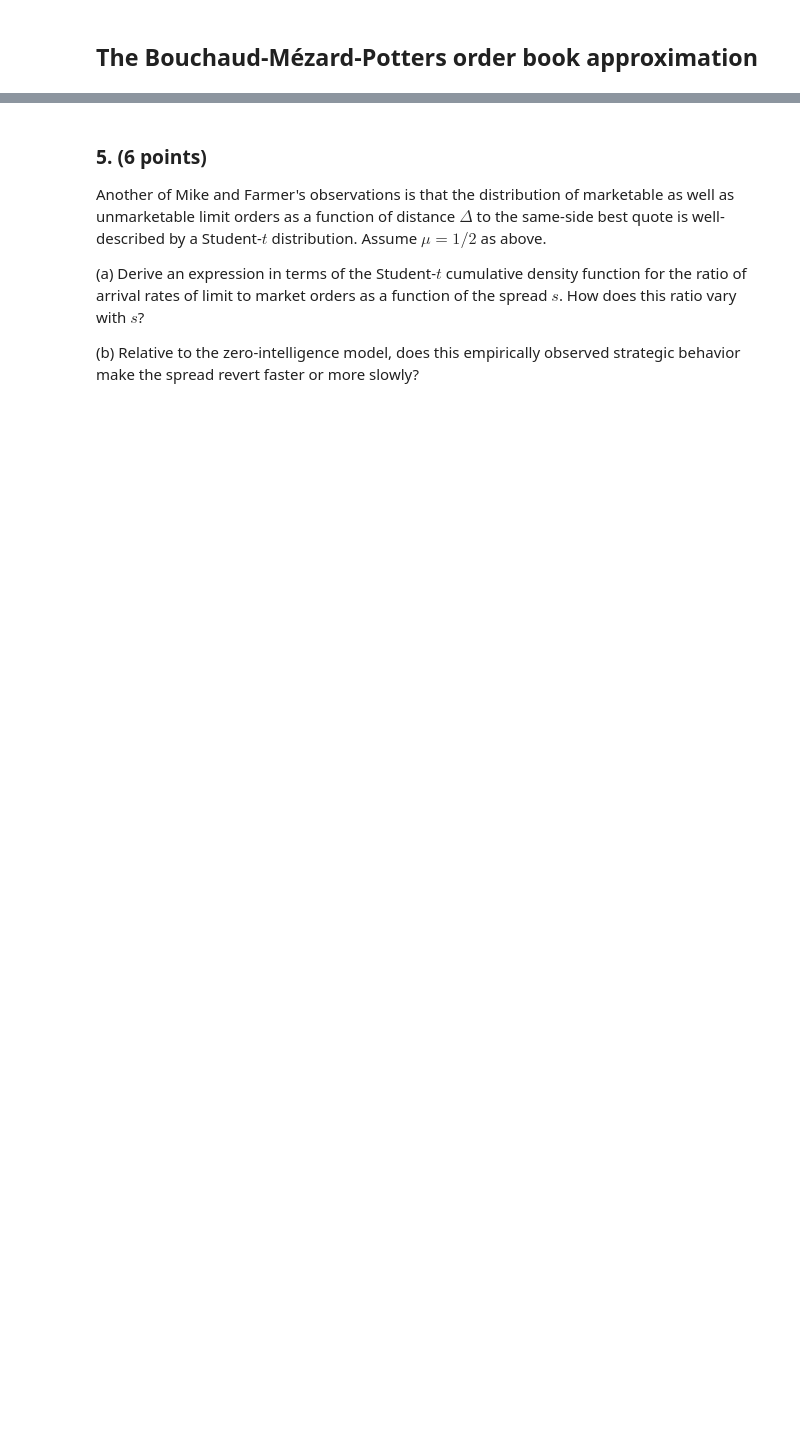
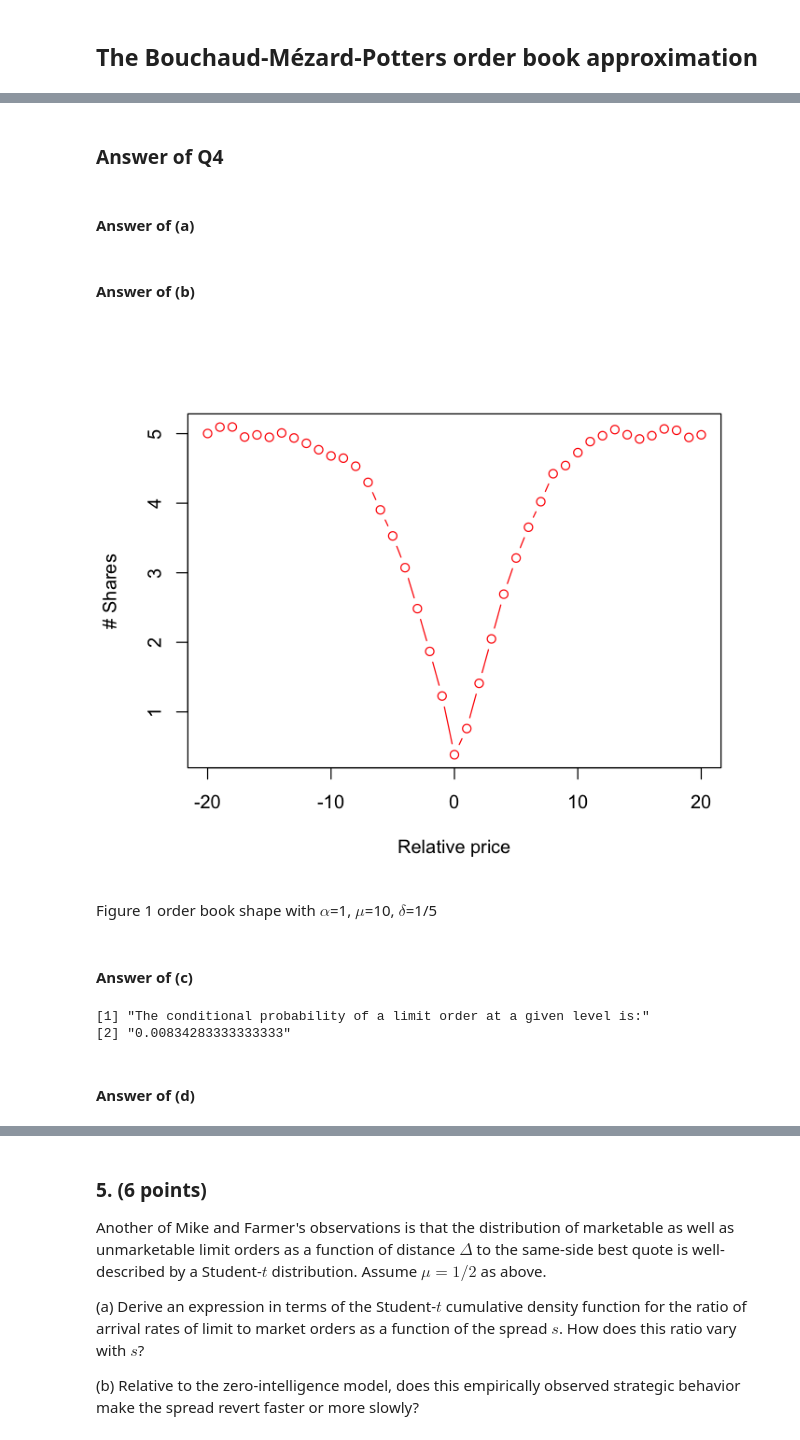
Before and after one commit to noisyoscillator/MTH9879_Market_Microstructure, a Jupyter notebook: HW2/9879HW02_Hongchao_Pan.ipynb, the cells around one changed output, grey strips where cells are left out. Saved outputs shown, nothing was run; the diff lists cells and outputs as text; code cells hidden in the pictures; blank space fills up the shorter version.

```diff
--- a/HW2/9879HW02_Hongchao_Pan.ipynb
+++ b/HW2/9879HW02_Hongchao_Pan.ipynb
@@ -377,3 +389,7 @@ Compute the characteristic distance $\tilde \Delta_{DA}$ with this estimate $\si
 
 (g)
 Superimpose plots of the asymptotic densities $\rho_{DA}(\Delta)$ (in blue) and $\rho_{DA}(\Delta)$ (in orange) on your plot of the average book shape.
+# %% [markdown]
+### Answer of Q4
+# %% [markdown]
+#### Answer of (a)
@@ -379,0 +421,54 @@ Superimpose plots of the asymptotic densities $\rho_{DA}(\Delta)$ (in blue) and
+# %% [markdown]
+#### Answer of (b)
+# %%
+logging <- F  # Speed up the simulation
+
+#Book setup
+L <- 30 #Set number of price levels to be included in iterations
+
+# Generate initial book
+LL <- 1000 #Total number of levels in buy and sell books
+
+# Initialize the order book with initializeBook5() function with asymptotic depth of 5 shares
+initializeBook5()
+
+# Set up parameters
+alpha<- 1.0
+mu<- 10
+delta<- 1.0/5
+
+# Generate 100,000 evenets with given parameters
+#NumEvents<-100  # Test events
+NumEvents<- 100000 # Average over 100,000 events
+
+# Burn in for 100 events
+for(count in 1:100){
+    generateEvent()
+
+}
+avgbookshape <- bookShape(20)/NumEvents
+
+for(count in 2:NumEvents){
+    generateEvent()
+    avgbookshape<-avgbookshape+bookShape(20)/NumEvents
+}
+# %%
+# Plot the order book shape
+options(repr.plot.height=5, repr.plot.width=6)
+plot(-20:20,avgbookshape,main=NA,xlab="Relative price",ylab="# Shares",
+      col="red", type="b")
+# %% [output]
+[figure, added]
+# %% [markdown]
+Figure 1 order book shape with $\alpha$=1, $\mu$=10, $\delta$=1/5
+# %% [markdown]
+#### Answer of (c)
+# %%
+# The total levels are 2*L=60
+P_L<- (num_limit_buy+num_limit_sell)/(2*L)/NumEvents
+print(c('The conditional probability of a limit order at a given level is:',P_L))
+# %% [output]
+[1] "The conditional probability of a limit order at a given level is:"
+[2] "0.00834283333333333"
+# %% [markdown]
+#### Answer of (d)
```
Also changed, not shown: parts of 24 cells of this notebook.
